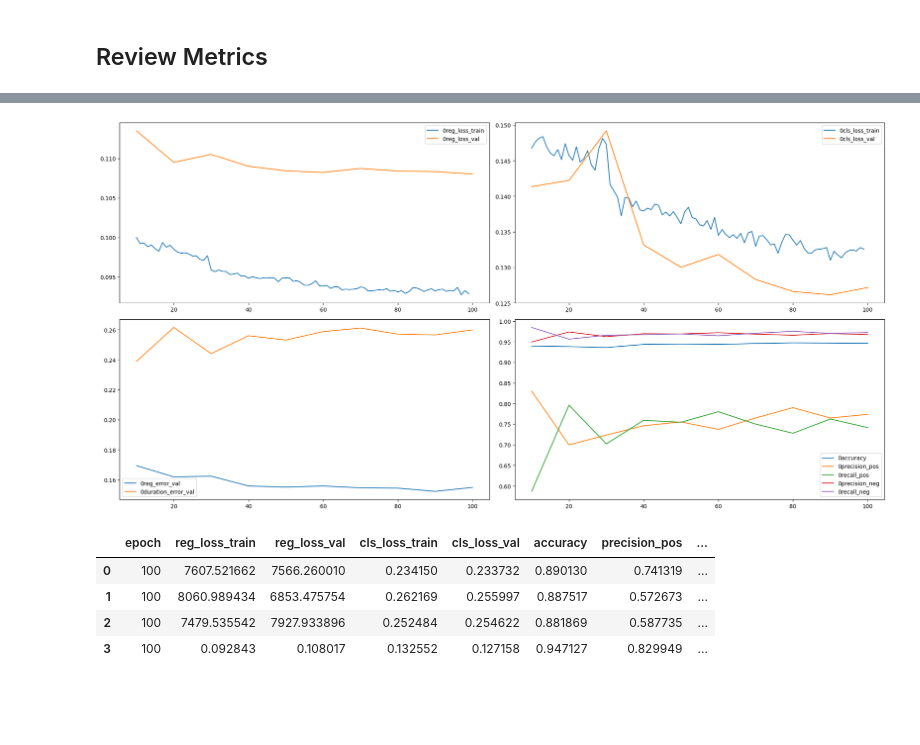
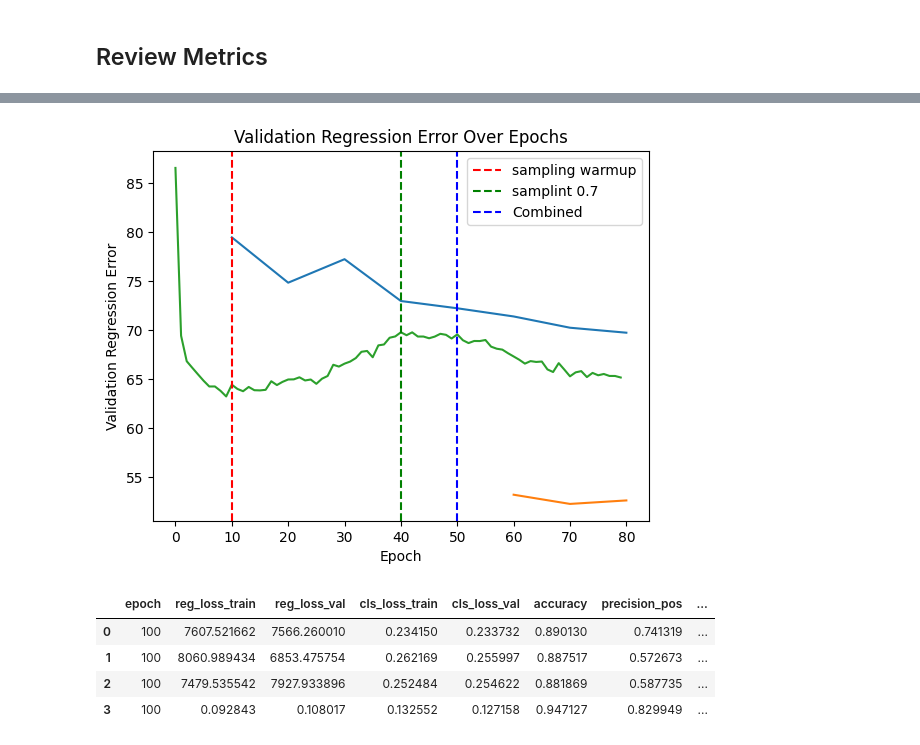
Before and after one commit to Leo00010011/From-Noisy-Eye-Tracking-To-Scanpath, a Jupyter notebook: src/notebooks/eval.ipynb, the cells around one changed output, grey strips where cells are left out. Drawn from its saved outputs; the diff is of its cells as text; code cells hidden in the pictures; blank space fills up the shorter version.

Commit message:
new training

```diff
--- a/src/notebooks/eval.ipynb
+++ b/src/notebooks/eval.ipynb
@@ -138,10 +138,5 @@ torch.Size([2, 10, 64])
 ## Review Metrics
 # %%
 
-# ckpt_path = ['outputs\\2025-11-19\\18-48-14',
-#              'outputs\\2025-11-27\\17-35-19',
-#              'outputs\\2025-11-28\\12-28-42'
-#              ]
-ckpt_path = ['outputs\\2025-12-03\\17-10-55']
 
-metric_path = [os.path.join(p, 'metrics.json') for p in ckpt_path]
+metric_path = ["metrics (1).json"]
@@ -148,7 +163,28 @@ metric_path = [os.path.join(p, 'metrics.json') for p in ckpt_path]
 # %%
-plt_training_metrics(metric_path, start_epoch=10)
+import json
+with open(metric_path[0], 'r') as f:
+    data = json.load(f)
+
+import matplotlib.pyplot as plt
+
+epochs_val = [(i + 1)*10 for i in range(len(data['reg_error_val']))]
+epoch_combined_val = [60 + i*10 for i in range(len(data['denoise_error_val']))]
+epochs_train = [i for i in range(len(data['coord_error_train']))]
+plt.plot(epochs_val, data['reg_error_val'])
+plt.plot(epoch_combined_val, data['denoise_error_val'])
+plt.plot(epochs_train, data['coord_error_train'])
+plt.xlabel("Epoch")
+plt.ylabel("Validation Regression Error")
+plt.axvline(x=10, color='red', linestyle='--', label='sampling warmup')
+plt.axvline(x=40, color='green', linestyle='--', label='samplint 0.7')
+plt.axvline(x=50, color='blue', linestyle='--', label='Combined')
+
+plt.legend()
+
+plt.title("Validation Regression Error Over Epochs")
+plt.show()
 # %% [output]
-[figure, old version]
+[figure, new version]
 # %%
 ckpt_path = ['outputs\\2025-11-19\\18-48-14',
              'outputs\\2025-11-27\\17-35-19',
```
Also changed, not shown: parts of 1 cell of this notebook, 3 other files.
